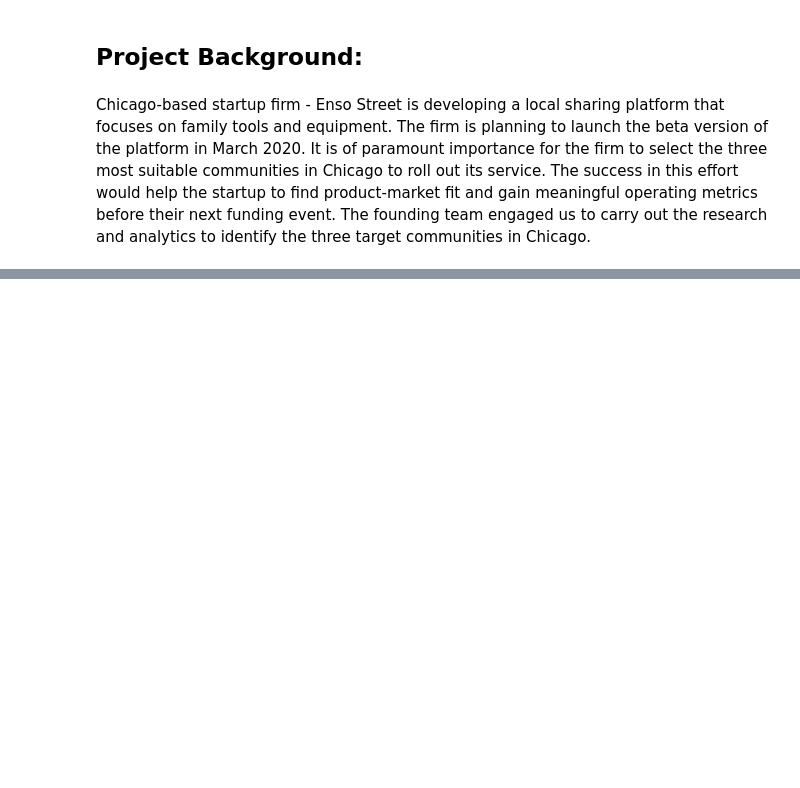
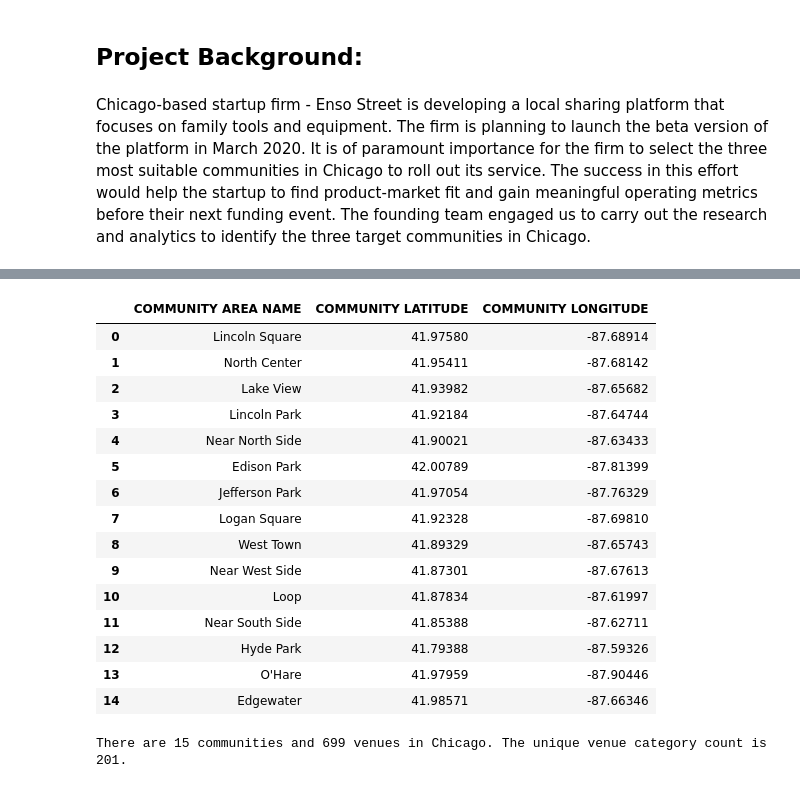
Before and after one commit to Zukerherr/Enso_Street, a Jupyter notebook: Enso_Street_Community_Target.ipynb, the cells around one changed output, grey strips where cells are left out. Saved outputs shown, nothing was run; the diff lists cells and outputs as text; code cells hidden in the pictures; blank space fills up the shorter version.

```diff
--- a/Enso_Street_Community_Target.ipynb
+++ b/Enso_Street_Community_Target.ipynb
@@ -10,0 +89,11 @@ Geographic data: The firm will compete, to some extent, with stores (i.e., Home
+# %%
+#run k-means clustering
+from sklearn.cluster import KMeans
+
+kmeans = KMeans(n_clusters=kclusters, random_state=0).fit(df_filtered_clustering)
+# %%
+#add clustering labels to comm_venues_sorted dataframe
+
+df_filtered.insert(0, 'Demo Cluster Labels', kmeans.labels_)
+
+df_filtered.head()
@@ -10,0 +163,18 @@ Geographic data: The firm will compete, to some extent, with stores (i.e., Home
+# %%
+# define a function to get coordinates
+
+def get_latlng(community):
+    # initialize your variable to None
+    lat_lng_coords = None
+    # loop until you get the coordinates
+    while(lat_lng_coords is None):
+        g = geocoder.arcgis('{}, Chicago, Illinois'.format(community))
+        lat_lng_coords = g.latlng
+    return lat_lng_coords
+# %%
+# create temporary dataframe to populate the coordinates into Latitude and Longitude
+
+import geocoder
+coords = [get_latlng(community) for community in df_filtered['COMMUNITY AREA NAME'].tolist()]
+df_coords = pd.DataFrame(coords, columns=['COMMUNITY LATITUDE', 'COMMUNITY LONGITUDE'])
+df_coords.head(15)
@@ -10,0 +198,25 @@ Geographic data: The firm will compete, to some extent, with stores (i.e., Home
+# %%
+# merge the coordinates into the df_filtered dataframe and name the new dataframe df_geodata
+
+df_coords['COMMUNITY AREA NAME'] = df_filtered['COMMUNITY AREA NAME'].tolist()
+
+df_geodata = df_coords.reindex(columns= ['COMMUNITY AREA NAME', 'COMMUNITY LATITUDE', 'COMMUNITY LONGITUDE'])
+
+df_geodata.head(15)
+# %% [output]
+|  | COMMUNITY AREA NAME | COMMUNITY LATITUDE | COMMUNITY LONGITUDE |
+| 0 | Lincoln Square | 41.97580 | -87.68914 |
+| 1 | North Center | 41.95411 | -87.68142 |
+| 2 | Lake View | 41.93982 | -87.65682 |
+| 3 | Lincoln Park | 41.92184 | -87.64744 |
+| 4 | Near North Side | 41.90021 | -87.63433 |
+| 5 | Edison Park | 42.00789 | -87.81399 |
+| 6 | Jefferson Park | 41.97054 | -87.76329 |
+| 7 | Logan Square | 41.92328 | -87.69810 |
+| 8 | West Town | 41.89329 | -87.65743 |
+| 9 | Near West Side | 41.87301 | -87.67613 |
+| 10 | Loop | 41.87834 | -87.61997 |
+| 11 | Near South Side | 41.85388 | -87.62711 |
+| 12 | Hyde Park | 41.79388 | -87.59326 |
+| 13 | O'Hare | 41.97959 | -87.90446 |
+| 14 | Edgewater | 41.98571 | -87.66346 |
@@ -10,0 +270,10 @@ Geographic data: The firm will compete, to some extent, with stores (i.e., Home
+# %%
+#run the getNearbyVenues on each community and create a new dataframe called chicago_venues
+radius = 500
+limit = 100
+
+chicago_venues = getNearbyVenues(names=df_geodata['COMMUNITY AREA NAME'], latitudes=df_geodata['COMMUNITY LATITUDE'], longitudes=df_geodata['COMMUNITY LONGITUDE'])
+
+print('There are {} communities and {} venues in Chicago. The unique venue category count is {}.'.format(len(chicago_venues['COMMUNITY AREA NAME'].unique()), chicago_venues.shape[0], len(chicago_venues['Venue Category'].unique())))
+# %% [output]
+There are 15 communities and 699 venues in Chicago. The unique venue category count is 201.
```
Also changed, not shown: parts of 43 cells of this notebook.
